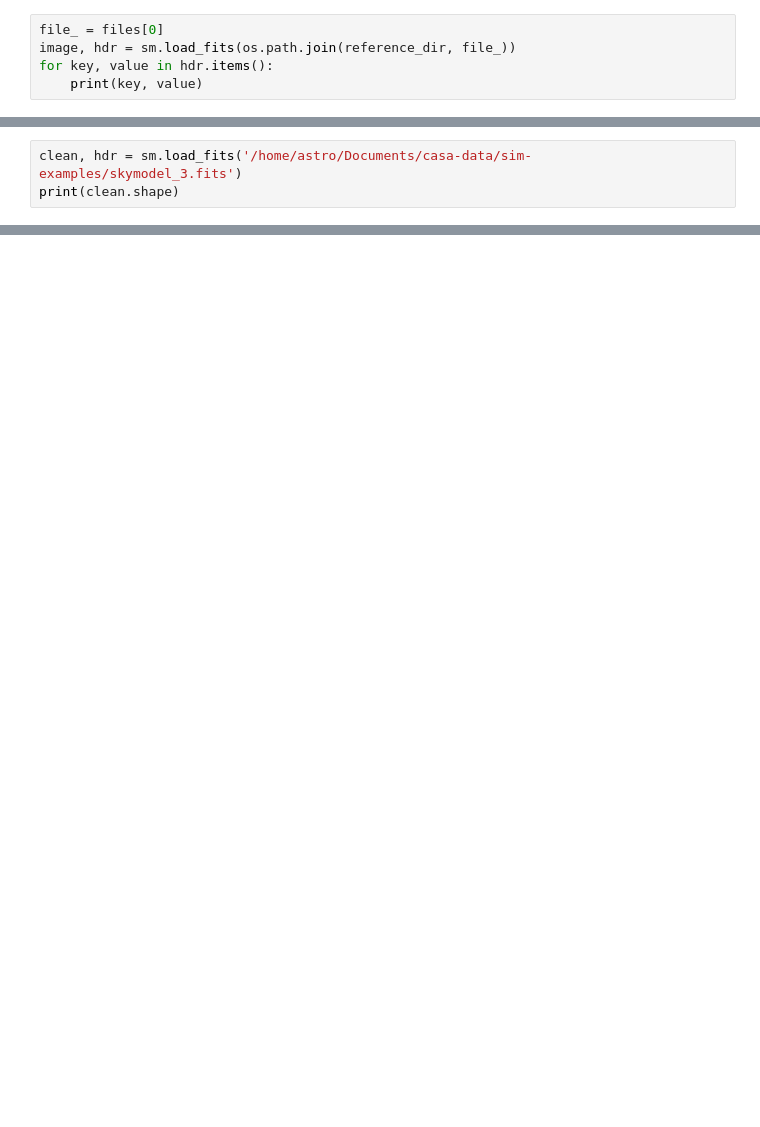
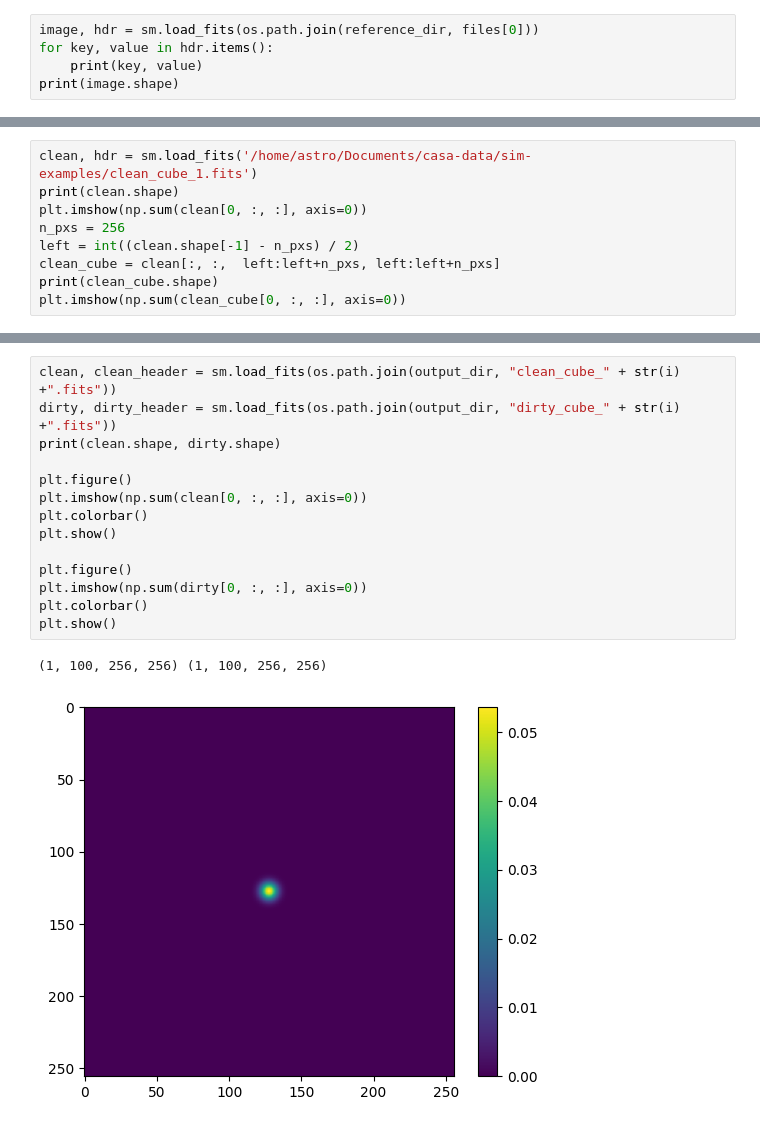
Before and after one commit to MicheleDelliVeneri/ALMASim, a Jupyter notebook: tester.ipynb, the cells around one changed output, grey strips where cells are left out. Drawn from its saved outputs; the diff is of its cells as text; blank space fills up the shorter version.

```diff
--- a/tester.ipynb
+++ b/tester.ipynb
@@ -37,5 +29,5 @@ for file_ in files:
 # %%
-file_ = files[0]
-image, hdr = sm.load_fits(os.path.join(reference_dir, file_))
+image, hdr = sm.load_fits(os.path.join(reference_dir, files[0]))
 for key, value in hdr.items():
     print(key, value)
+print(image.shape)
@@ -81,3 +33,0 @@ print(antenna_names)
-# %%
-clean, hdr = sm.load_fits('/home/astro/Documents/casa-data/sim-examples/skymodel_3.fits')
-print(clean.shape)
@@ -85,0 +34,9 @@ print(clean.shape)
+# %%
+clean, hdr = sm.load_fits('/home/astro/Documents/casa-data/sim-examples/clean_cube_1.fits')
+print(clean.shape)
+plt.imshow(np.sum(clean[0, :, :], axis=0))
+n_pxs = 256
+left = int((clean.shape[-1] - n_pxs) / 2)
+clean_cube = clean[:, :,  left:left+n_pxs, left:left+n_pxs]
+print(clean_cube.shape)
+plt.imshow(np.sum(clean_cube[0, :, :], axis=0))
@@ -85,0 +164,17 @@ print(clean.shape)
+# %%
+clean, clean_header = sm.load_fits(os.path.join(output_dir, "clean_cube_" + str(i) +".fits"))
+dirty, dirty_header = sm.load_fits(os.path.join(output_dir, "dirty_cube_" + str(i) +".fits"))
+print(clean.shape, dirty.shape)
+
+plt.figure()
+plt.imshow(np.sum(clean[0, :, :], axis=0))
+plt.colorbar()
+plt.show()
+
+plt.figure()
+plt.imshow(np.sum(dirty[0, :, :], axis=0))
+plt.colorbar()
+plt.show()
+# %% [output]
+(1, 100, 256, 256) (1, 100, 256, 256)
+[figure, added]
```
Also changed, not shown: parts of 13 cells of this notebook, 12 other files.
